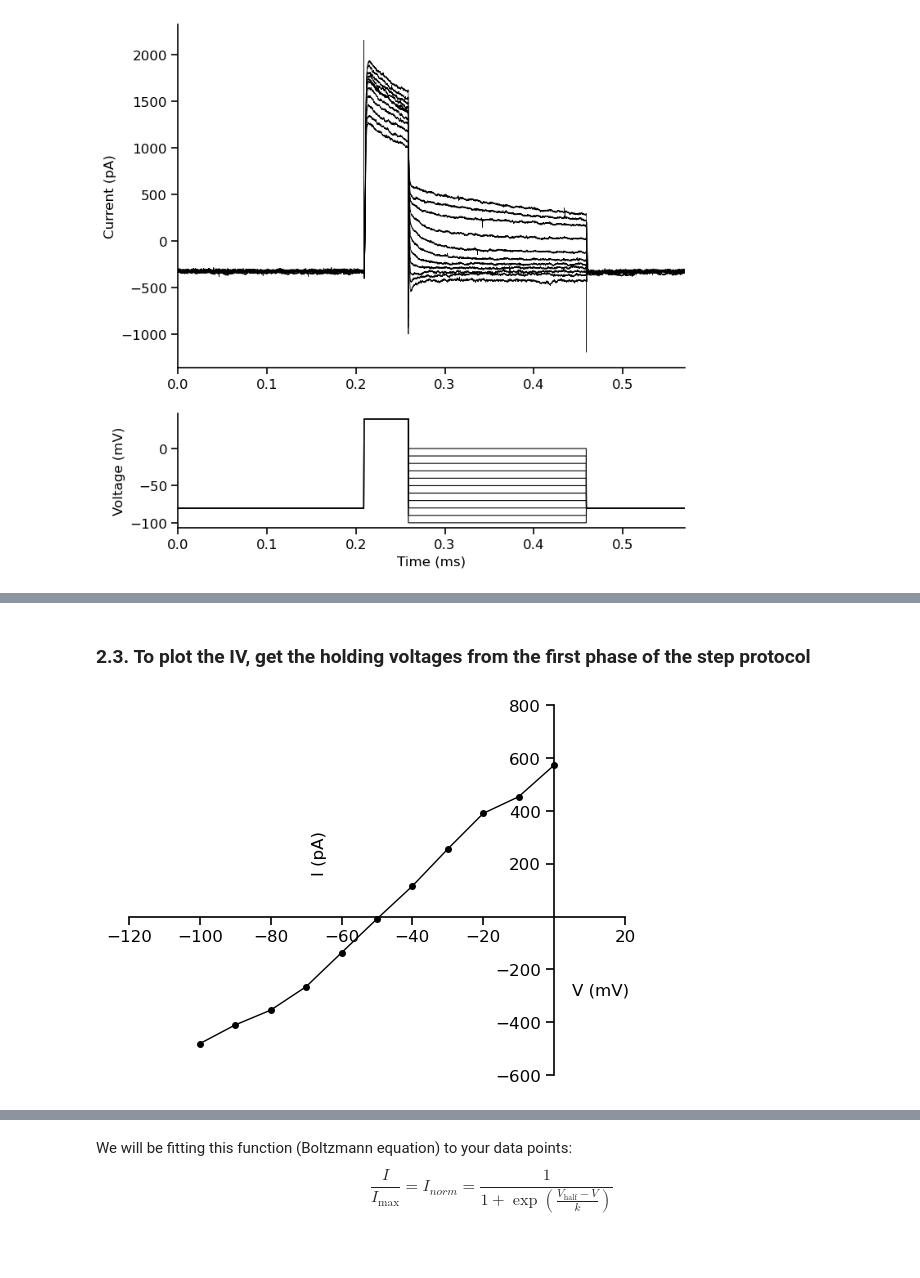
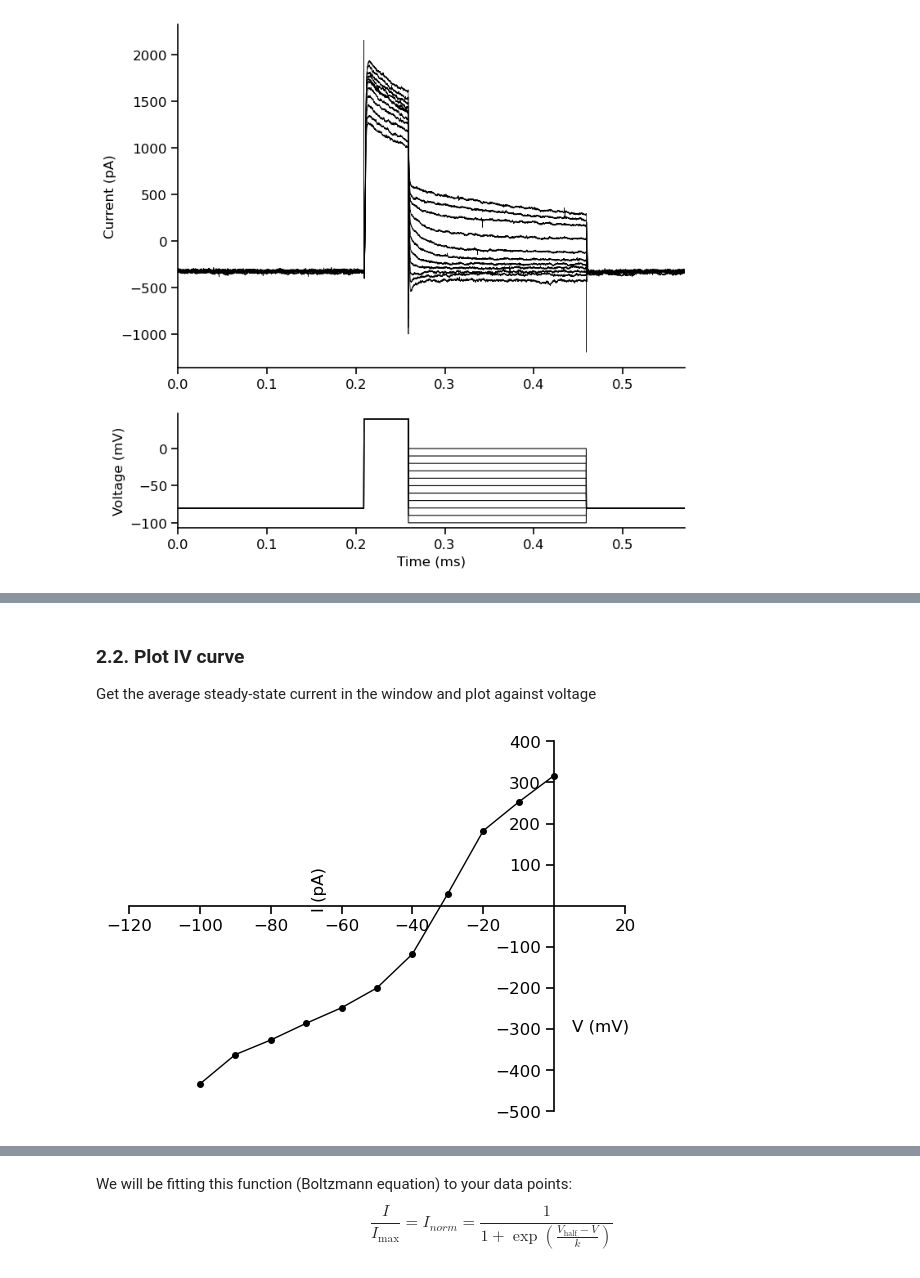
Before and after one commit to argalloni/CSHL_IonChannels2025, a Jupyter notebook: Analysis 10 - HCN Ih currents.ipynb, the cells around one changed output, grey strips where cells are left out. Cells and saved outputs as stored; diff of their text form; code cells hidden in the pictures.

```diff
--- a/Analysis 10 - HCN Ih currents.ipynb
+++ b/Analysis 10 - HCN Ih currents.ipynb
@@ -121,14 +108,22 @@ plt.show()
-# %% [markdown]
-### 2.3. To plot the IV, get the holding voltages from the first phase of the step protocol
-# %%
-# Specify the timepoint where the voltage should be measured
-voltage_timepoint = 300
-
-# -----------------------------------------------------------------------------
-channel = 1
-voltage_steps = sweeps[:, channel, time_to_index(voltage_timepoint, sampling_freq)]
-ax = plot_IV(voltage_steps, current_steps, xlabel_coords=(0.95,0.25), ylabel_coords=(0.4,0.6))
-plt.show()
-# %% [output]
-[figure, removed]
+# %% [markdown]
+### 2.2. Plot IV curve
+
+Get the average steady-state current in the window and plot against voltage
+# %%
+measurement_type = 'mean' # Options: 'mean', 'max', 'min', 'peak'
+
+voltage_steps, current_steps = get_step_measurements(sweeps, sweeps_time,
+                                                     start_time=marker_1,
+                                                     end_time=marker_2,
+                                                     sampling_freq=sampling_freq,
+                                                     measurement_type=measurement_type)
+if np.all(voltage_steps == voltage_steps[0]):
+    print("WARNING: All voltage steps are the same")
+if np.all(current_steps == current_steps[0]):
+    print("WARNING: All current steps are the same")
+
+ax = plot_IV(voltage_steps, current_steps, xlabel_coords=(0.95,0.25), ylabel_coords=(0.4,0.6))
+plt.show()
+# %% [output]
+[figure, added]
 # %% [markdown]
```
Also changed, not shown: parts of 22 cells of this notebook, 4 other files.
